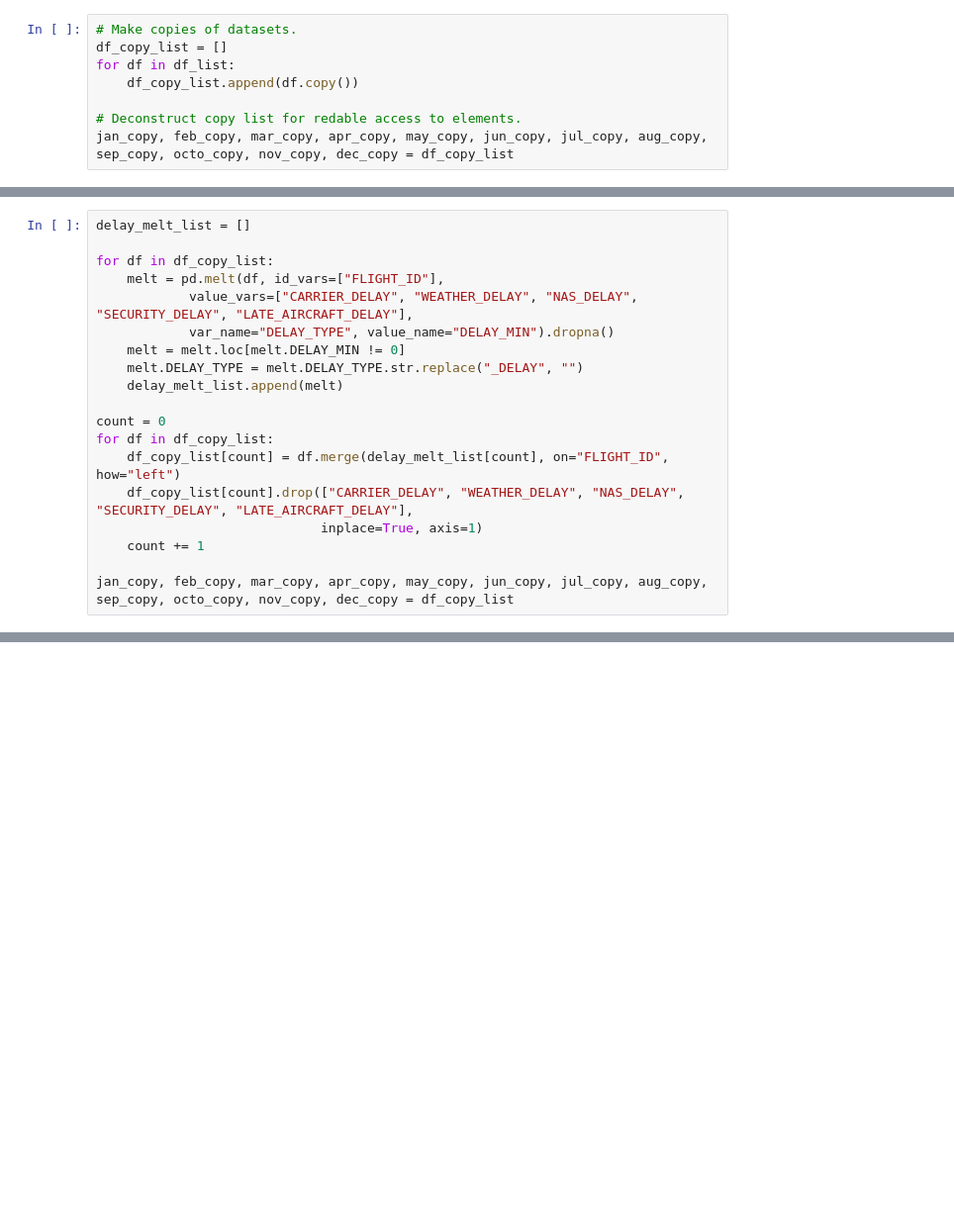
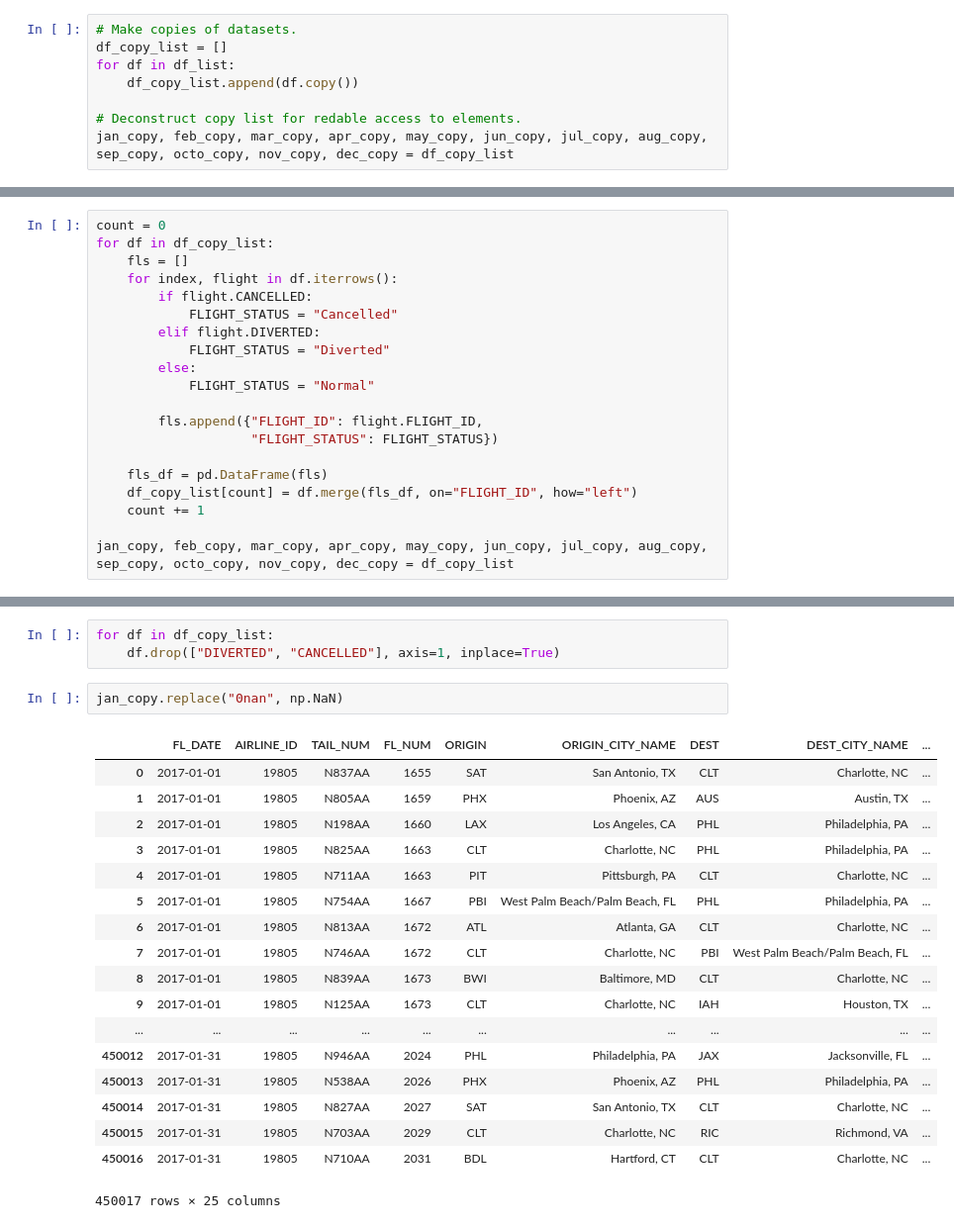
Before and after one commit to ParthThakur/Flight-Data-With-Tableau, a Jupyter notebook: clean_flights_data.ipynb, the cells around one changed output, grey strips where cells are left out. Shown: that part at 99% size. Saved outputs shown, nothing was run; the diff lists cells and outputs as text; blank space fills up the shorter version.

```diff
--- a/clean_flights_data.ipynb
+++ b/clean_flights_data.ipynb
@@ -132,19 +104,0 @@ apr_copy.head()
-# %%
-delay_melt_list = []
-
-for df in df_copy_list:
-    melt = pd.melt(df, id_vars=["FLIGHT_ID"],
-            value_vars=["CARRIER_DELAY", "WEATHER_DELAY", "NAS_DELAY", "SECURITY_DELAY", "LATE_AIRCRAFT_DELAY"],
-            var_name="DELAY_TYPE", value_name="DELAY_MIN").dropna()
-    melt = melt.loc[melt.DELAY_MIN != 0]
-    melt.DELAY_TYPE = melt.DELAY_TYPE.str.replace("_DELAY", "")
-    delay_melt_list.append(melt)
-
-count = 0
-for df in df_copy_list:
-    df_copy_list[count] = df.merge(delay_melt_list[count], on="FLIGHT_ID", how="left")
-    df_copy_list[count].drop(["CARRIER_DELAY", "WEATHER_DELAY", "NAS_DELAY", "SECURITY_DELAY", "LATE_AIRCRAFT_DELAY"],
-                             inplace=True, axis=1)
-    count += 1
-
-jan_copy, feb_copy, mar_copy, apr_copy, may_copy, jun_copy, jul_copy, aug_copy, sep_copy, octo_copy, nov_copy, dec_copy = df_copy_list
@@ -150,0 +109,20 @@ jan_copy, feb_copy, mar_copy, apr_copy, may_copy, jun_copy, jul_copy, aug_copy,
+# %%
+count = 0
+for df in df_copy_list:
+    fls = []
+    for index, flight in df.iterrows():
+        if flight.CANCELLED:
+            FLIGHT_STATUS = "Cancelled"
+        elif flight.DIVERTED:
+            FLIGHT_STATUS = "Diverted"
+        else:
+            FLIGHT_STATUS = "Normal"
+
+        fls.append({"FLIGHT_ID": flight.FLIGHT_ID,
+                    "FLIGHT_STATUS": FLIGHT_STATUS})
+
+    fls_df = pd.DataFrame(fls)
+    df_copy_list[count] = df.merge(fls_df, on="FLIGHT_ID", how="left")
+    count += 1
+
+jan_copy, feb_copy, mar_copy, apr_copy, may_copy, jun_copy, jul_copy, aug_copy, sep_copy, octo_copy, nov_copy, dec_copy = df_copy_list
@@ -150,0 +139,24 @@ jan_copy, feb_copy, mar_copy, apr_copy, may_copy, jun_copy, jul_copy, aug_copy,
+# %%
+for df in df_copy_list:
+    df.drop(["DIVERTED", "CANCELLED"], axis=1, inplace=True)
+# %%
+jan_copy.replace("0nan", np.NaN)
+# %% [output]
+|  | FL_DATE | AIRLINE_ID | TAIL_NUM | FL_NUM | ORIGIN | ORIGIN_CITY_NAME | DEST | DEST_CITY_NAME | ... |
+| 0 | 2017-01-01 | 19805 | N837AA | 1655 | SAT | San Antonio, TX | CLT | Charlotte, NC | ... |
+| 1 | 2017-01-01 | 19805 | N805AA | 1659 | PHX | Phoenix, AZ | AUS | Austin, TX | ... |
+| 2 | 2017-01-01 | 19805 | N198AA | 1660 | LAX | Los Angeles, CA | PHL | Philadelphia, PA | ... |
+| 3 | 2017-01-01 | 19805 | N825AA | 1663 | CLT | Charlotte, NC | PHL | Philadelphia, PA | ... |
+| 4 | 2017-01-01 | 19805 | N711AA | 1663 | PIT | Pittsburgh, PA | CLT | Charlotte, NC | ... |
+| 5 | 2017-01-01 | 19805 | N754AA | 1667 | PBI | West Palm Beach/Palm Beach, FL | PHL | Philadelphia, PA | ... |
+| 6 | 2017-01-01 | 19805 | N813AA | 1672 | ATL | Atlanta, GA | CLT | Charlotte, NC | ... |
+| 7 | 2017-01-01 | 19805 | N746AA | 1672 | CLT | Charlotte, NC | PBI | West Palm Beach/Palm Beach, FL | ... |
+| 8 | 2017-01-01 | 19805 | N839AA | 1673 | BWI | Baltimore, MD | CLT | Charlotte, NC | ... |
+| 9 | 2017-01-01 | 19805 | N125AA | 1673 | CLT | Charlotte, NC | IAH | Houston, TX | ... |
+| ... | ... | ... | ... | ... | ... | ... | ... | ... | ... |
+| 450012 | 2017-01-31 | 19805 | N946AA | 2024 | PHL | Philadelphia, PA | JAX | Jacksonville, FL | ... |
+| 450013 | 2017-01-31 | 19805 | N538AA | 2026 | PHX | Phoenix, AZ | PHL | Philadelphia, PA | ... |
+| 450014 | 2017-01-31 | 19805 | N827AA | 2027 | SAT | San Antonio, TX | CLT | Charlotte, NC | ... |
+| 450015 | 2017-01-31 | 19805 | N703AA | 2029 | CLT | Charlotte, NC | RIC | Richmond, VA | ... |
+| 450016 | 2017-01-31 | 19805 | N710AA | 2031 | BDL | Hartford, CT | CLT | Charlotte, NC | ... |
+450017 rows × 25 columns
```
Also changed, not shown: parts of 14 cells of this notebook.
